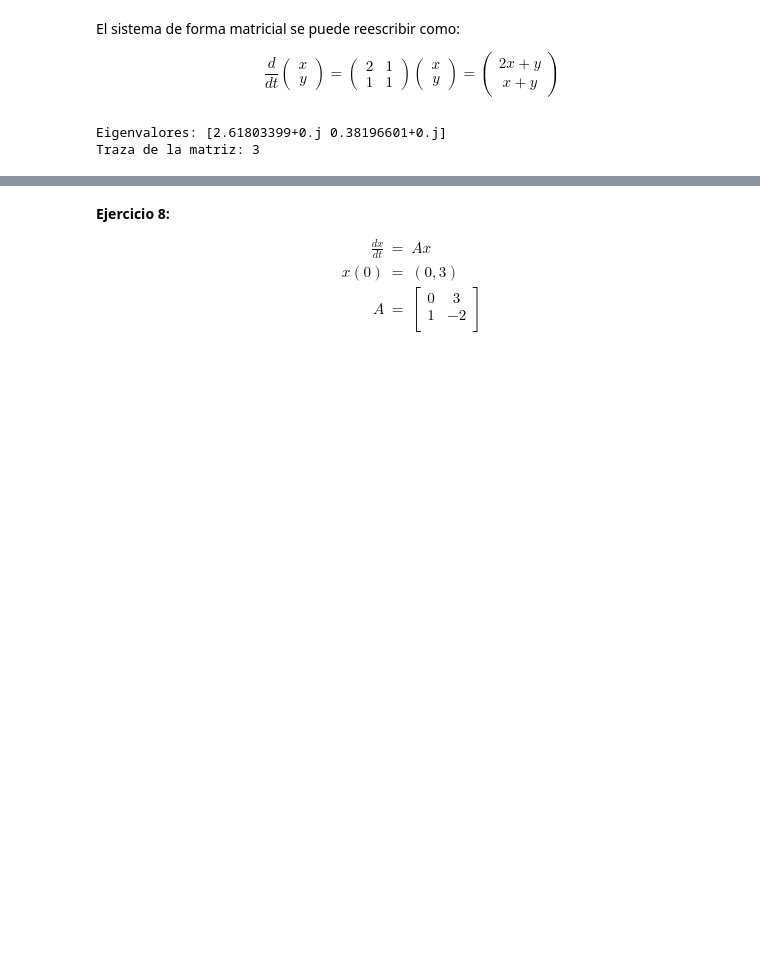
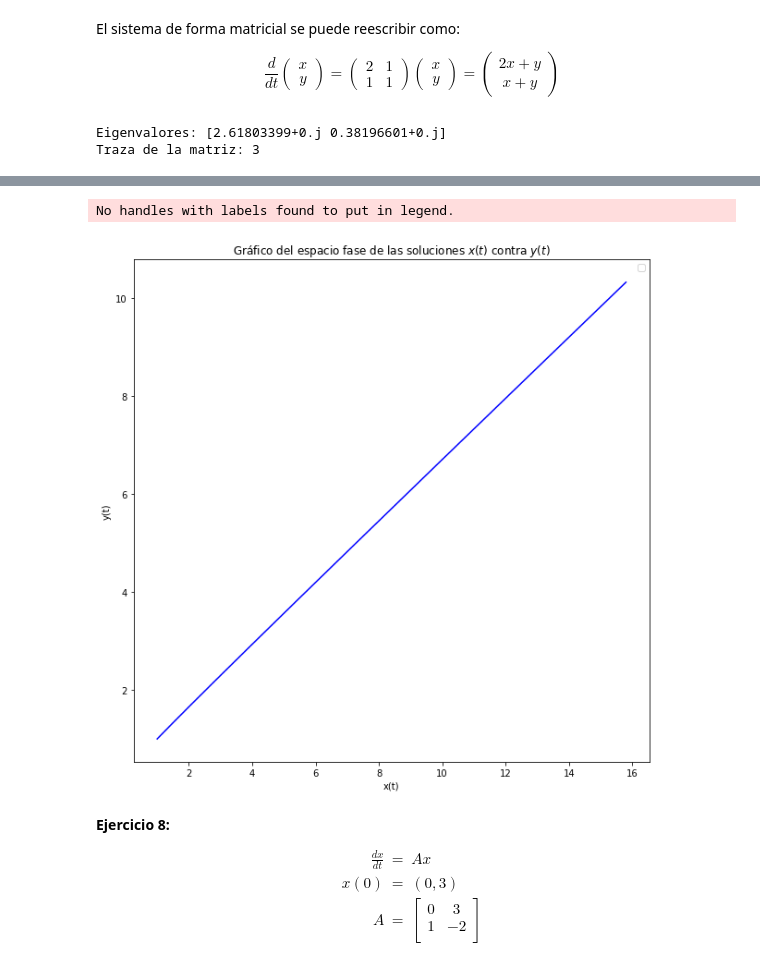
Before and after one commit to elizabethtorrest/F-sica-Computacional, a Jupyter notebook: Actividad9/Actividad9.ipynb, the cells around one changed output, grey strips where cells are left out. Saved outputs shown, nothing was run; the diff lists cells and outputs as text; code cells hidden in the pictures; blank space fills up the shorter version.

```diff
--- a/Actividad9/Actividad9.ipynb
+++ b/Actividad9/Actividad9.ipynb
@@ -542,3 +542,16 @@ plt.show()
+# %%
+#Graficamos el espacio fase
+plt.figure(figsize=(10,10))
+y=odeint(f,CI,t)
+plt.plot(y[0:,0],y[0:,1],'blue')
+plt.title('Gráfico del espacio fase de las soluciones $x(t)$ contra $y(t)$')
+plt.xlabel('x(t)')
+plt.ylabel('y(t)')
+plt.legend()
+plt.show()
+# %% [output]
+No handles with labels found to put in legend.
+[figure, added]
 # %% [markdown]
 **Ejercicio 8:**
 
```
Also changed, not shown: parts of 2 cells of this notebook.
